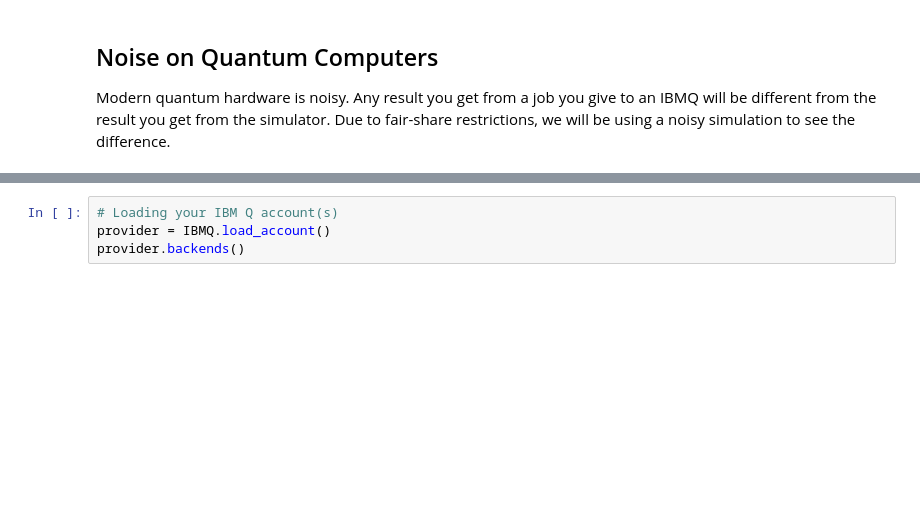
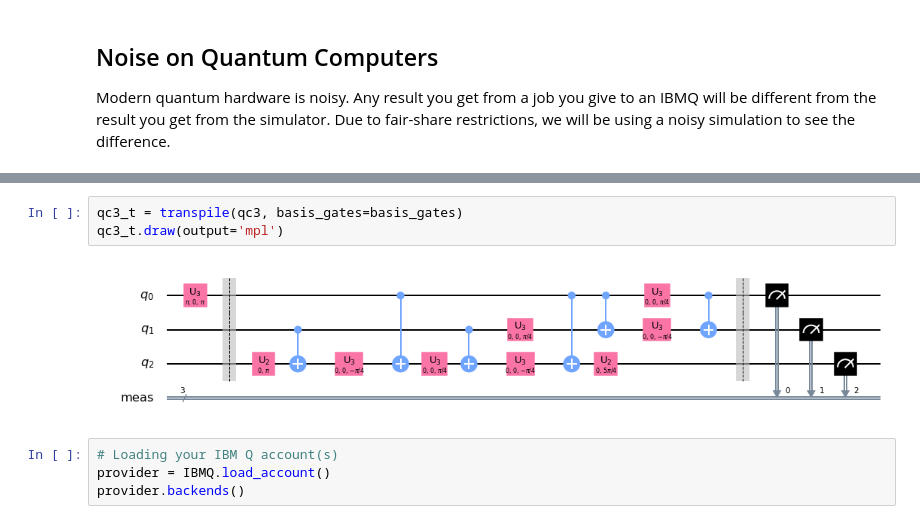
Before and after one commit to gitkarma/quantum-computing-course, a Jupyter notebook: notebooks/quantum_circuits.ipynb, the cells around one changed output, grey strips where cells are left out. Cells and saved outputs as stored; diff of their text form; blank space fills up the shorter version.

```diff
--- a/notebooks/quantum_circuits.ipynb
+++ b/notebooks/quantum_circuits.ipynb
@@ -134,3 +135,8 @@ plot_histogram(result_noise.get_counts())
+# %%
+qc3_t = transpile(qc3, basis_gates=basis_gates)
+qc3_t.draw(output='mpl')
+# %% [output]
+[figure, added]
 # %%
 # Loading your IBM Q account(s)
 provider = IBMQ.load_account()
```
Also changed, not shown: parts of 2 cells of this notebook.
